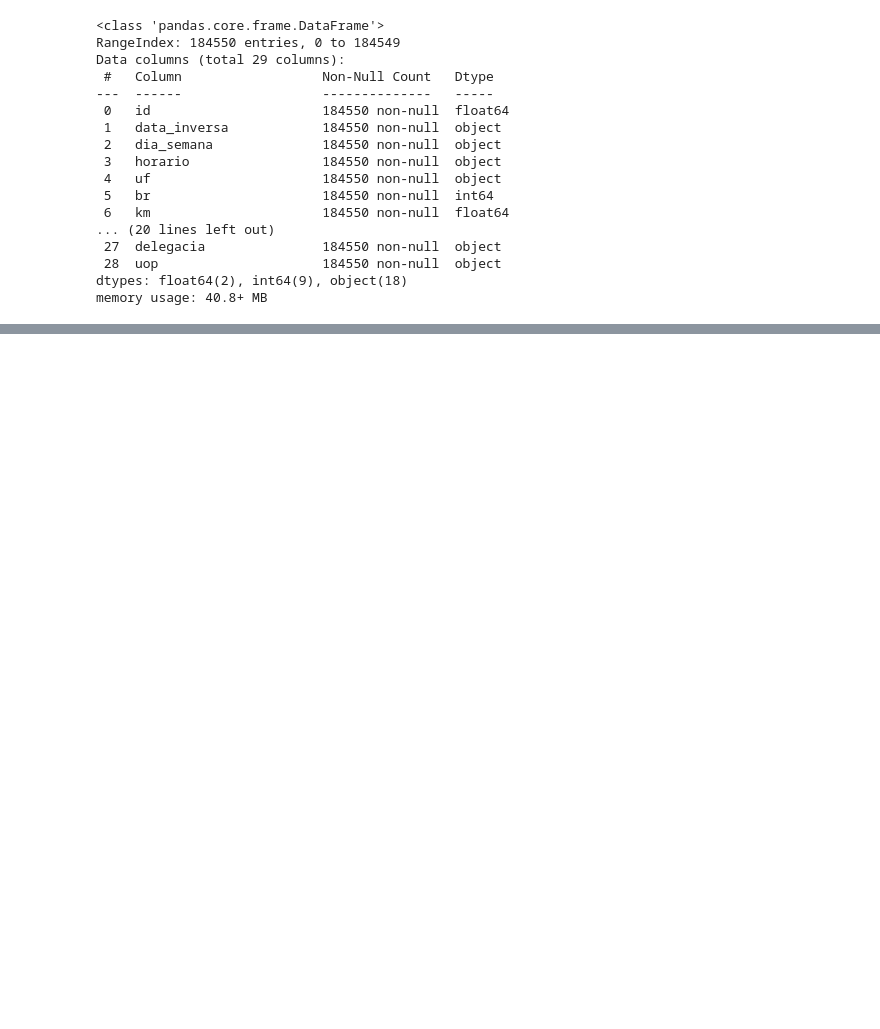
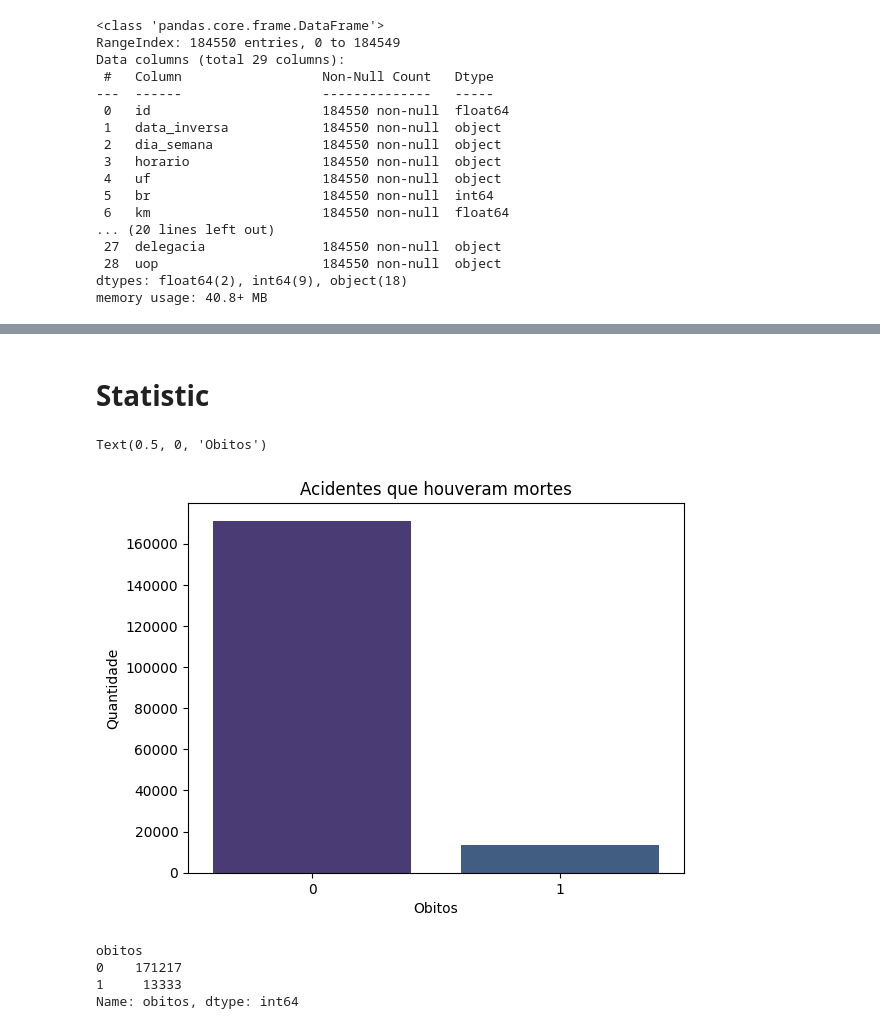
Before and after one commit to Muniz97/Data-Science---Federal-road-accidents---Brazil, a Jupyter notebook: 2 - Statistic/Federal_Accidents_Statistic.ipynb, the cells around one changed output, grey strips where cells are left out. Saved outputs shown, nothing was run; the diff lists cells and outputs as text; code cells hidden in the pictures; blank space fills up the shorter version.

```diff
--- a/2 - Statistic/Federal_Accidents_Statistic.ipynb
+++ b/2 - Statistic/Federal_Accidents_Statistic.ipynb
@@ -37,0 +53,7 @@ memory usage: 40.8+ MB
+# %%
+# Localização
+df[['latitude','longitude']] = df[['latitude','longitude']].apply(lambda x: x.str.replace(',','.').astype(float))
+# %%
+# Target
+df['obitos'] = (df['mortos'] > 0 ).astype(int)
+df.head(15)
@@ -37,0 +77,23 @@ memory usage: 40.8+ MB
+# %%
+df['feridos_target'] = (df['feridos'] > 0).astype(int)
+# %% [markdown]
+# Statistic
+# %%
+# Como vamos trabalhar com muitos graficos e para que seja acessivel a todos, trabalharei com a paleta de cores "viridis" do Seaborn, assim daltônicos não terão problemas
+sns.set_palette("viridis")
+# %%
+sns.countplot(x = 'obitos', data = df)
+
+plt.title('Acidentes que houveram mortes')
+plt.ylabel('Quantidade')
+plt.xlabel('Obitos')
+# %% [output]
+Text(0.5, 0, 'Obitos')
+[figure, added]
+# %%
+df.groupby('obitos')['obitos'].count()
+# %% [output]
+obitos
+0    171217
+1     13333
+Name: obitos, dtype: int64
```
Also changed, not shown: parts of 10 cells of this notebook.
